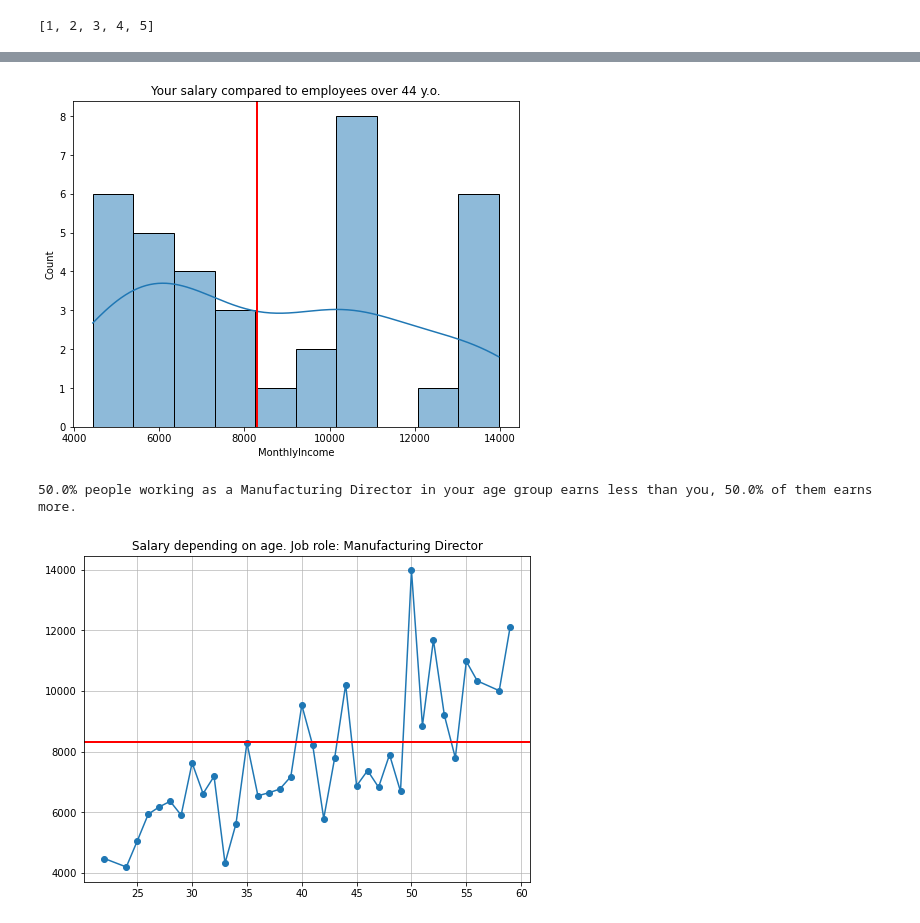
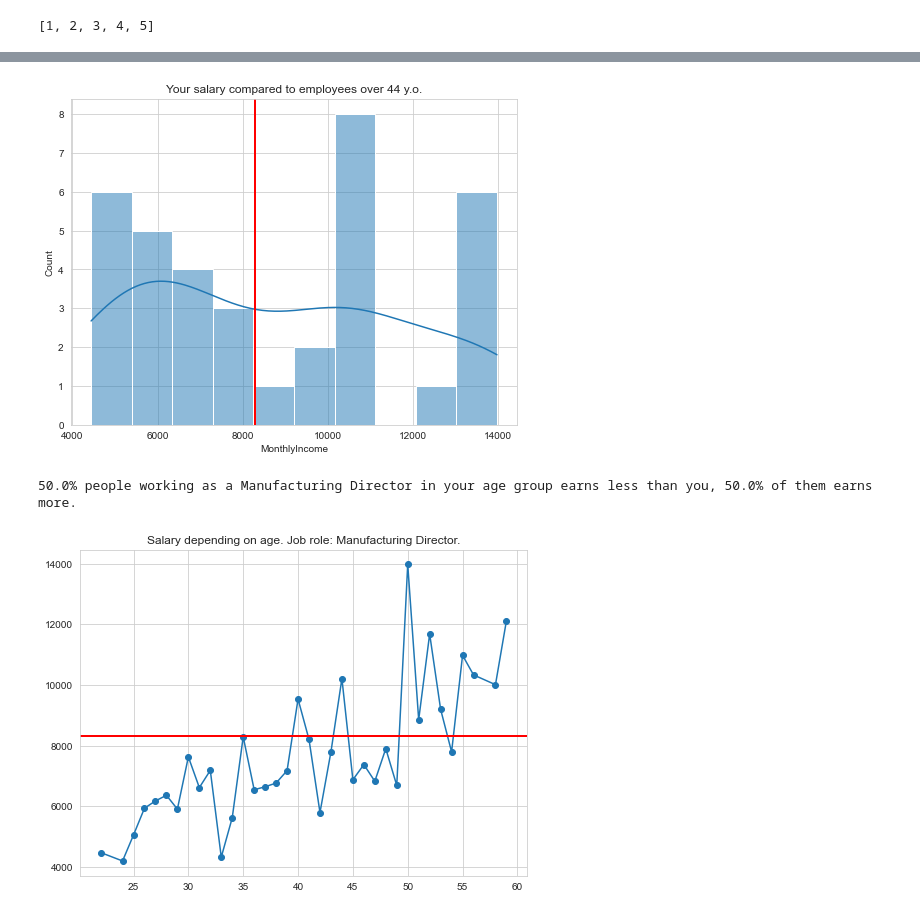
Before and after one commit to jwnuk/data-science-bootcamp, a Jupyter notebook: 2-projekt-python/analysis/salary_analysis/salary_plots.ipynb, the cells around one changed output, grey strips where cells are left out. Saved outputs shown, nothing was run; the diff lists cells and outputs as text; code cells hidden in the pictures.

```diff
--- a/2-projekt-python/analysis/salary_analysis/salary_plots.ipynb
+++ b/2-projekt-python/analysis/salary_analysis/salary_plots.ipynb
@@ -160,37 +170,38 @@ def plot_salary_vs_age(s: int, job_role, age=None):
     q50 = age_dict['50%']
     q75 = age_dict['75%']
 
-    if age != None:
+    if (age != None) & (isinstance(age, int)):
 
         if age < 18:
             print('Please enter valid age - at least 18 y.o.')
             return
         elif age <= q25:
-            salary = df1[age_col <= q25]
+            s_range = df1[age_col <= q25]
             plot_title = f'Your salary compared to employees up to {round(q25)} y.o.'
         elif age <= age_dict['50%']:
-            salary = df1[(age_col <= q50) & (age_col > q25)]
+            s_range = df1[(age_col <= q50) & (age_col > q25)]
             plot_title = f'Your salary compared to employees between {round(q25)} and {round(q50)} y.o.'
         elif age <= age_dict['75%']:
-            salary = df1[(age_col <= q75) & (age_col > q50)]
+            s_range = df1[(age_col <= q75) & (age_col > q50)]
             plot_title = f'Your salary compared to employees between {round(q50)} and {round(q75)} y.o.'
         else:
-            salary = df1[age_col > q75]
+            s_range = df1[age_col > q75]
             plot_title = f'Your salary compared to employees over {round(q75)} y.o.'
 
 #         informacja o tym, jaki % pracownikow w Twojej grupie wiekowej zarabia mniej, a jaki % więcej
 
-        income = salary['MonthlyIncome']
+        income = s_range['MonthlyIncome']
         employees = income.count()
-        less = salary[income < s]['MonthlyIncome'].count()
-        more = salary[income > s]['MonthlyIncome'].count()
+        less = s_range[income < s]['MonthlyIncome'].count()
+        more = s_range[income > s]['MonthlyIncome'].count()
         less_p = round(100 * less / employees, 2)
         more_p = round(100 * more / employees, 2)
 
         plt.figure(figsize=(8, 6))
-        sns.histplot(data=salary['MonthlyIncome'], bins=10, kde=True)
+        sns.histplot(data=s_range['MonthlyIncome'], bins=10, kde=True)
         plt.axvline(x=s, color='r', linestyle='-', linewidth=2)
         plt.title(plot_title)
+        sns.set_style('whitegrid')
 
         plt.show()
         print(f'{less_p}% people working as a {job_role} in your age group earns less than you, {more_p}% of them earns more.')
@@ -198,25 +209,23 @@ def plot_salary_vs_age(s: int, job_role, age=None):
 #     jeśli nie podasz wieku ---> wykres zaleznosci pensji od wieku na Twoim stanowisku
 
     else:
-        salary = df1[['Age', 'MonthlyIncome']].groupby(by='Age').mean().reset_index()
-        x = salary['Age']
-        y = salary['MonthlyIncome']
-        x_max = x.max()
-        y_max = y.max()
+        s_range = df1[['Age', 'MonthlyIncome']].groupby(by='Age').mean().reset_index()
+        x = s_range['Age']
+        y = s_range['MonthlyIncome']
 
         plt.figure(figsize=(8, 6))
 
-        plt.grid(which='both', alpha=.8)
+        sns.set_style('whitegrid')
         plt.plot(x, y, marker='o')
         plt.axhline(y=s, color='r', linestyle='-', linewidth=2)
-        plt.title(f'Salary depending on age. Job role: {job_role}')
+        plt.title(f'Salary depending on age. Job role: {job_role}.')
         plt.show()
 # %%
 plot_salary_vs_age(8300, 'Manufacturing Director', 48)
 # %% [output]
-[figure, old version]
+[figure, new version]
 50.0% people working as a Manufacturing Director in your age group earns less than you, 50.0% of them earns more.
 # %%
-plot_salary_vs_age(8300, 'Manufacturing Director')
+plot_salary_vs_age(8300, 'Manufacturing Director', 'hjj')
 # %% [output]
-[figure, old version]
+[figure, new version]
```
Also changed, not shown: parts of 6 cells of this notebook.
